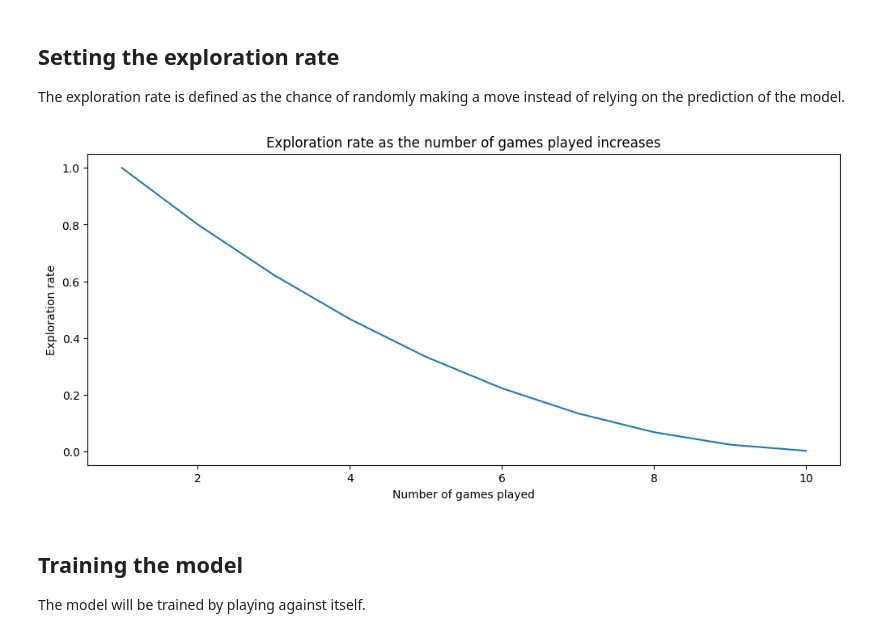
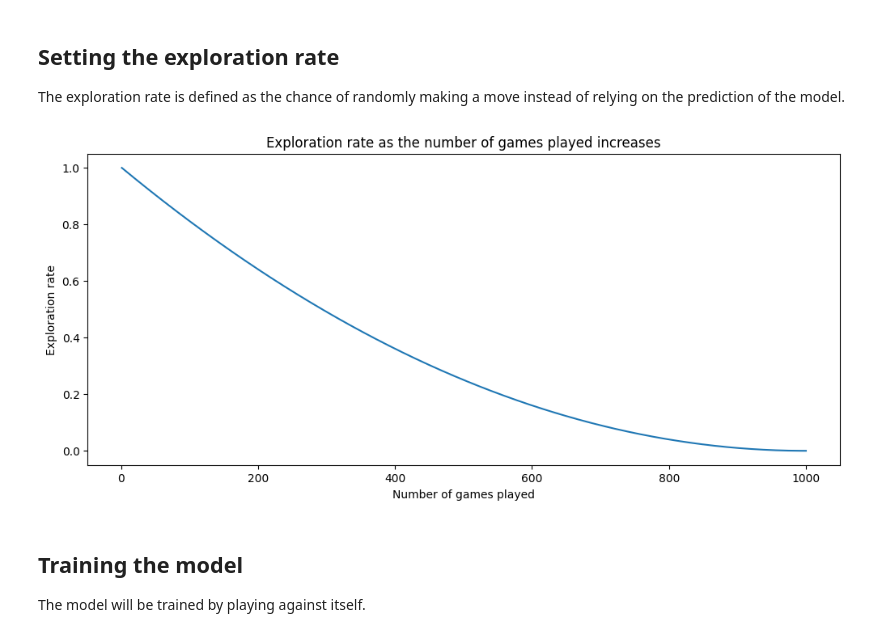
Before and after one commit to owenjaques/chessbot, a Jupyter notebook: src/reinforcement_learning.ipynb, the cells around one changed output. Saved outputs shown, nothing was run; the diff lists cells and outputs as text; code cells hidden in the pictures.

```diff
--- a/src/reinforcement_learning.ipynb
+++ b/src/reinforcement_learning.ipynb
@@ -39,20 +52,20 @@ The exploration rate is defined as the chance of randomly making a move instead
 # %%
 import matplotlib.pyplot as plt
 import numpy as np
 
-num_games = 10
-exploration_rates = np.linspace(1, 0.05, num_games)**2
+num_games = 1000
+exploration_rates = np.linspace(1, 0, num_games)**2
 
 fig, ax = plt.subplots(figsize=(12, 5))
 
 ax.set_xlabel('Number of games played')
 ax.set_ylabel('Exploration rate')
 ax.plot(np.linspace(1, num_games, num_games), exploration_rates)
 ax.set_title('Exploration rate as the number of games played increases')
 
 plt.show()
 # %% [output]
-[figure, old version]
+[figure, new version]
 # %% [markdown]
 ## Training the model
 The model will be trained by playing against itself.
```
Also changed, not shown: parts of 3 cells of this notebook.
